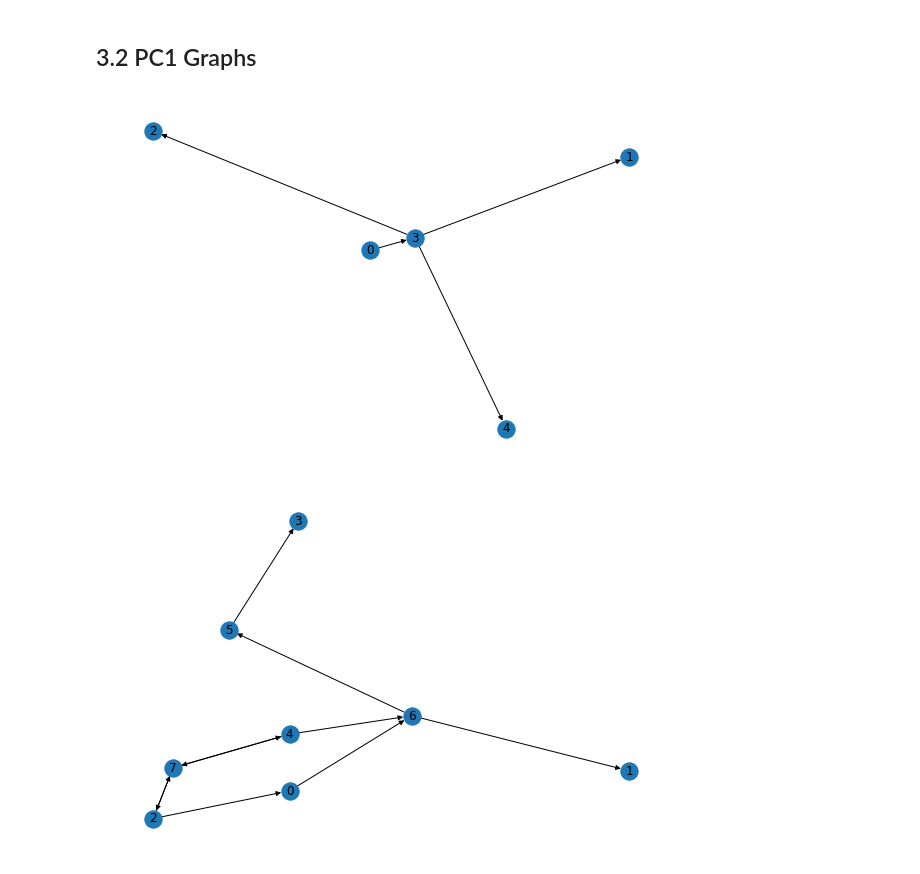
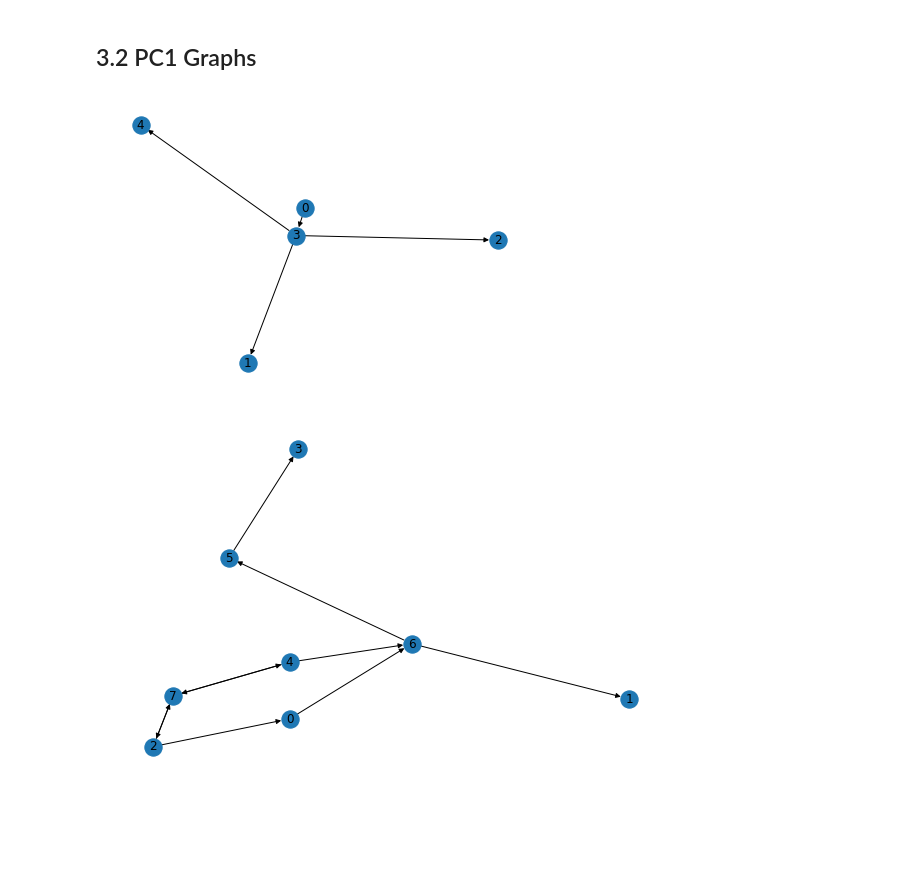
Before and after one commit to 0xMarmelade/mgt-416-causal-inference, a Jupyter notebook: Final Project/Final Project/ex1.ipynb, the cells around one changed output. Drawn from its saved outputs; the diff is of its cells as text; code cells hidden in the pictures; blank space fills up the shorter version.

```diff
--- a/Final Project/Final Project/ex1.ipynb
+++ b/Final Project/Final Project/ex1.ipynb
@@ -286,10 +286,10 @@ nx.draw_networkx(sgs_directed_graphs[2], with_labels=True)
 # %% [markdown]
 ## 3.2 PC1 Graphs
 # %%
-plt.figure(figsize=(8,5))
+plt.figure(figsize=(6,4))
 nx.draw(pc1_directed_graphs[0], with_labels=True)
 # %% [output]
-[figure, old version]
+[figure, new version]
 # %%
 plt.figure(figsize=(8,5))
 nx.draw(pc1_directed_graphs[1], with_labels=True)
```
